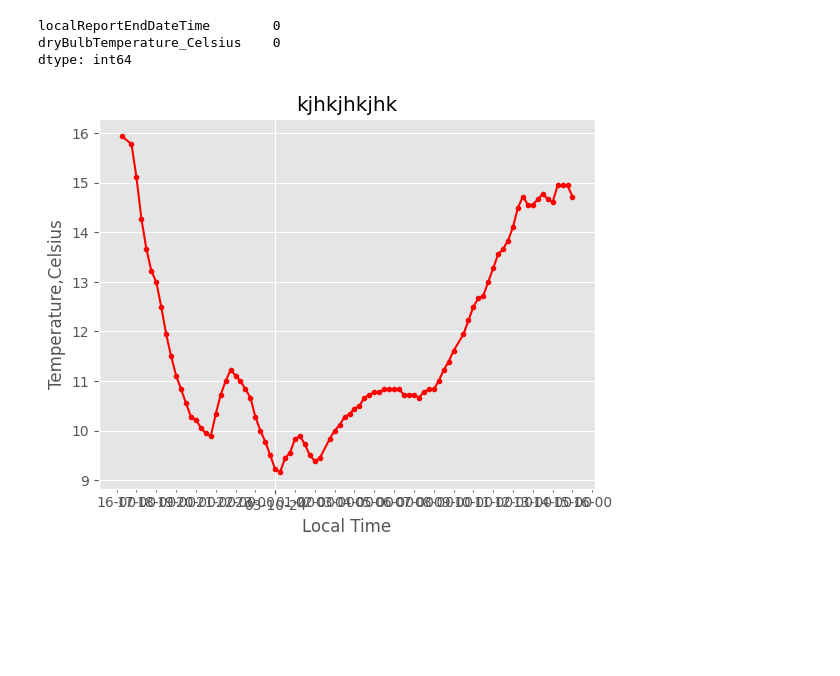
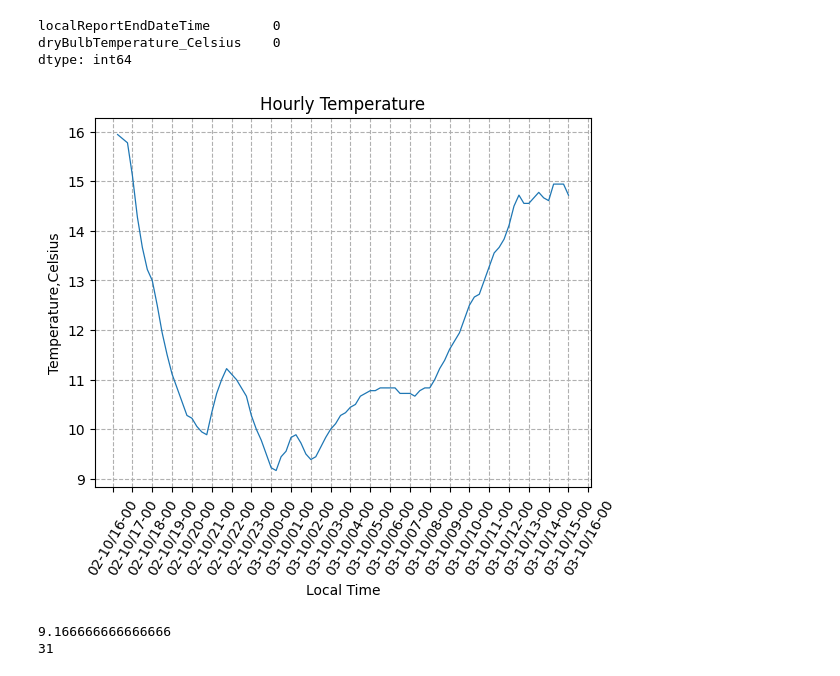
Before and after one commit to Kate-217/pogramming_for_data_analytics, a Jupyter notebook: assignments/assignment2-weather.ipynb, the cells around one changed output. Saved outputs shown, nothing was run; the diff lists cells and outputs as text; code cells hidden in the pictures; blank space fills up the shorter version.

Commit message:
min.temp

```diff
--- a/assignments/assignment2-weather.ipynb
+++ b/assignments/assignment2-weather.ipynb
@@ -67,24 +67,35 @@ localReportEndDateTime        0
 dryBulbTemperature_Celsius    0
 dtype: int64
 # %%
+# Ref: https://matplotlib.org/stable/gallery/text_labels_and_annotations/date.html
+
+
 fig,ax =plt.subplots()
 
-ax.plot(data['localReportEndDateTime'], data['dryBulbTemperature_Celsius'],color='r', marker ='.' )
+norm = plt.Normalize(data['dryBulbTemperature_Celsius'].min(),data['dryBulbTemperature_Celsius'].max())
+colors = plt.cm.viridis(norm(data['dryBulbTemperature_Celsius']))
+
+ax.plot(data['localReportEndDateTime'], data['dryBulbTemperature_Celsius'],linewidth=0.9)
+
+
+
 ax.set_ylabel('Temperature,Celsius')
 ax.set_xlabel('Local Time')
-ax.set_title('kjhkjhkjhk')
+ax.set_title('Hourly Temperature')
+ax.grid(which='both', linestyle='--', linewidth=0.8)
 
+ax.xaxis.set_major_locator(mdates.HourLocator(interval=1))# ticks every hour
+ax.xaxis.set_major_formatter(mdates.DateFormatter('%d-%m/%H-%M'))
 
-#ax.xaxis.set_major_locator(mdates.DayLocator(interval=1))  # ticks every day
-#ax.xaxis.set_major_formatter(mdates.DateFormatter('%d-%m-%y'))
-#ax.xaxis.set_minor_locator(mdates.HourLocator(interval=1))
-#ax.xaxis.set_minor_formatter(mdates.DateFormatter('%H-%M'))
-#plt.xticks(rotation=45)
-
-#plt.tick_params(axis='x', rotation=45)  #
-#plt.tick_params('y', color='b')
-
-
-plt.show()
+plt.tick_params(axis='x', rotation=60, colors = 'black')
 # %% [output]
-[figure, old version]
+[figure, new version]
+# %%
+min_temp = data['dryBulbTemperature_Celsius'].min()
+min_temp_index = data['dryBulbTemperature_Celsius'].idxmin()
+print(min_temp)
+print(min_temp_index)
+min_temp_time = data
+# %% [output]
+9.166666666666666
+31
```
Also changed, not shown: parts of 2 cells of this notebook.
